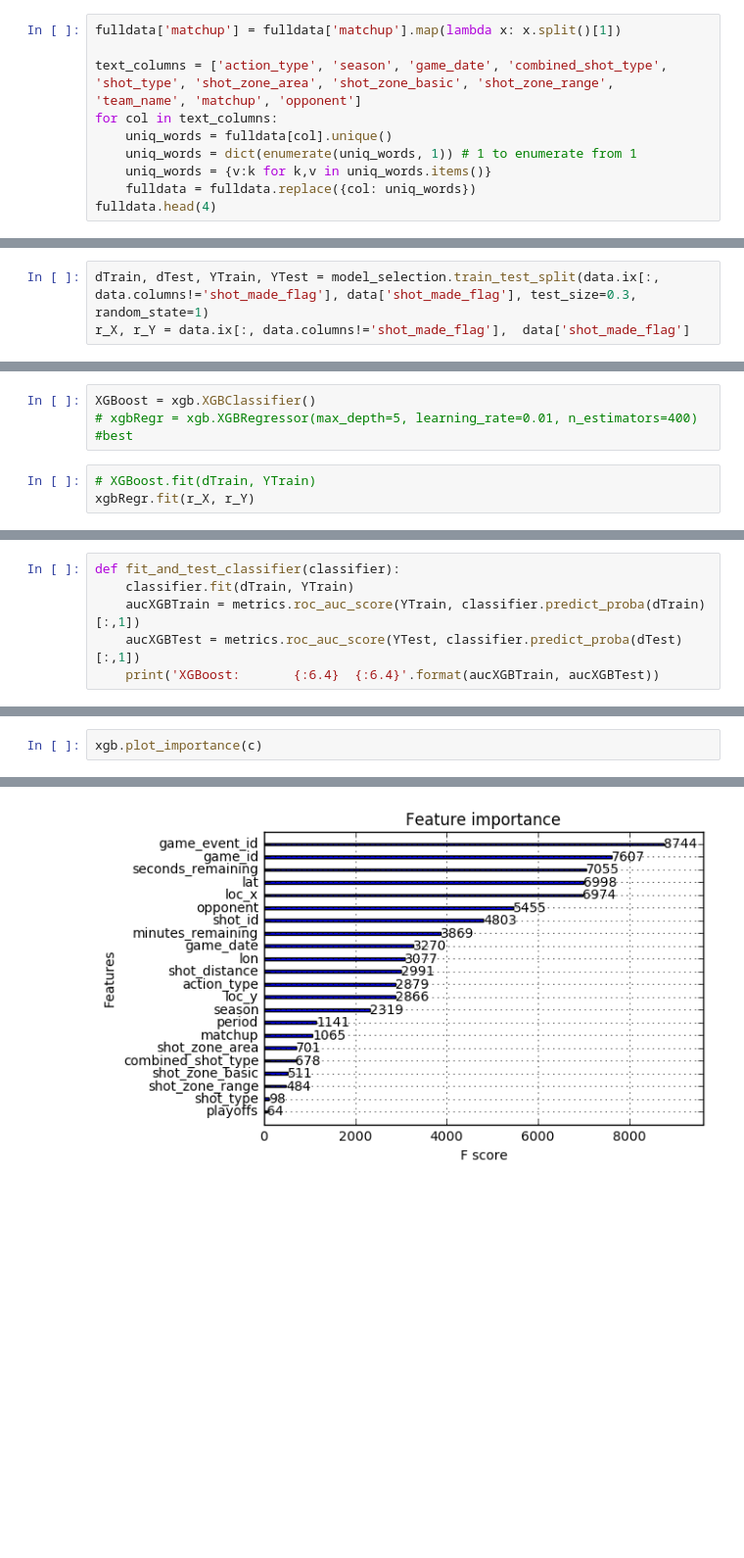
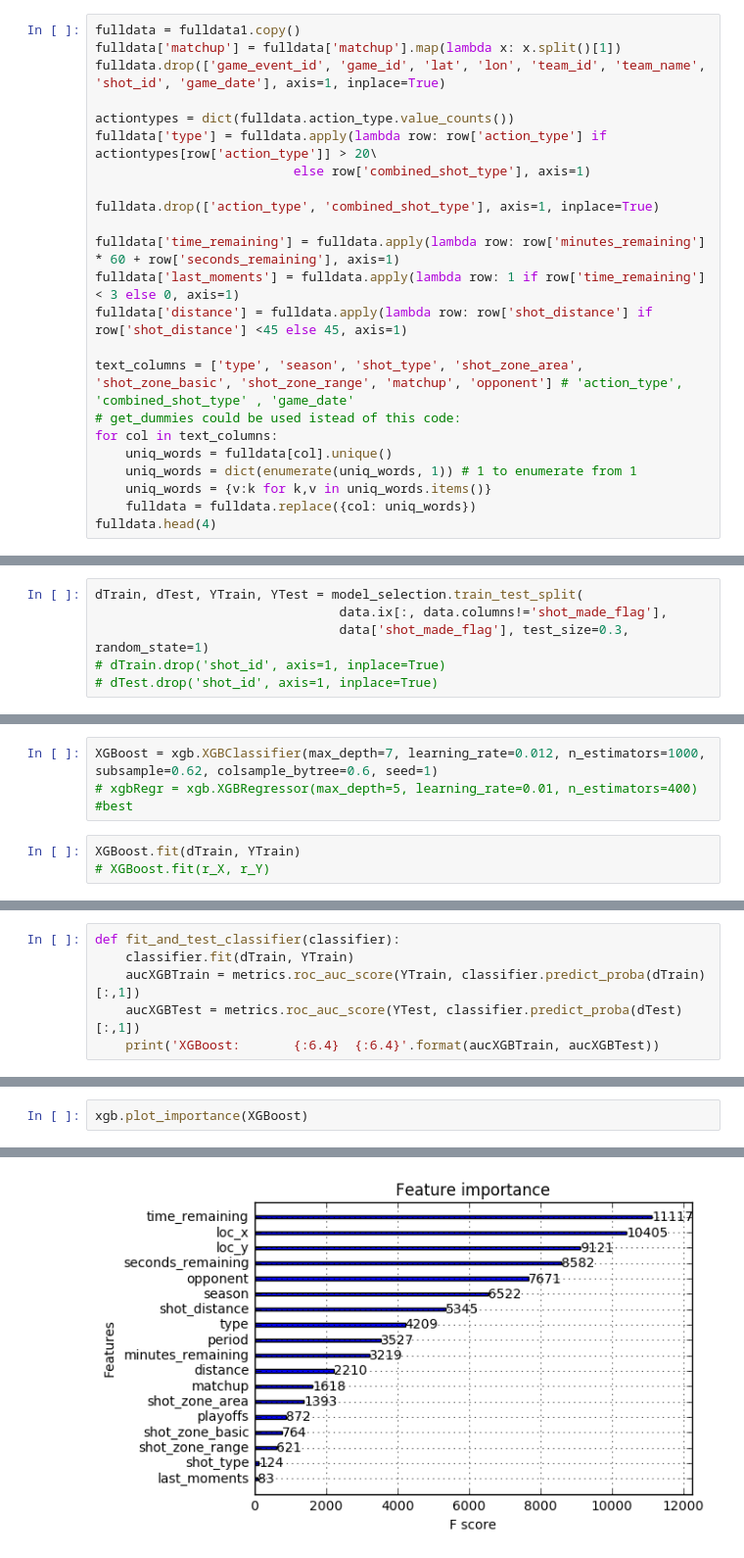
Before and after one commit to fateevstanislav/ml, a Jupyter notebook: Kobe/KobeSolve.ipynb, the cells around one changed output, grey strips where cells are left out. Shown: that part at 98% size. Saved outputs shown, nothing was run; the diff lists cells and outputs as text; blank space fills up the shorter version.

```diff
--- a/Kobe/KobeSolve.ipynb
+++ b/Kobe/KobeSolve.ipynb
@@ -17,9 +17,22 @@ fulldata.head(4)
 | 2 | Jump Shot | Jump Shot | 35 | 20000012 | 33.9093 | -101 | 135 | -118.3708 | ... |
 | 3 | Jump Shot | Jump Shot | 43 | 20000012 | 33.8693 | 138 | 175 | -118.1318 | ... |
 # %%
+fulldata = fulldata1.copy()
 fulldata['matchup'] = fulldata['matchup'].map(lambda x: x.split()[1])
+fulldata.drop(['game_event_id', 'game_id', 'lat', 'lon', 'team_id', 'team_name', 'shot_id', 'game_date'], axis=1, inplace=True)
 
-text_columns = ['action_type', 'season', 'game_date', 'combined_shot_type', 'shot_type', 'shot_zone_area', 'shot_zone_basic', 'shot_zone_range', 'team_name', 'matchup', 'opponent']
+actiontypes = dict(fulldata.action_type.value_counts())
+fulldata['type'] = fulldata.apply(lambda row: row['action_type'] if actiontypes[row['action_type']] > 20\
+                          else row['combined_shot_type'], axis=1)
+
+fulldata.drop(['action_type', 'combined_shot_type'], axis=1, inplace=True)
+
+fulldata['time_remaining'] = fulldata.apply(lambda row: row['minutes_remaining'] * 60 + row['seconds_remaining'], axis=1)
+fulldata['last_moments'] = fulldata.apply(lambda row: 1 if row['time_remaining'] < 3 else 0, axis=1)
+fulldata['distance'] = fulldata.apply(lambda row: row['shot_distance'] if row['shot_distance'] <45 else 45, axis=1)
+
+text_columns = ['type', 'season', 'shot_type', 'shot_zone_area', 'shot_zone_basic', 'shot_zone_range', 'matchup', 'opponent'] # 'action_type', 'combined_shot_type' , 'game_date'
+# get_dummies could be used istead of this code:
 for col in text_columns:
     uniq_words = fulldata[col].unique()
     uniq_words = dict(enumerate(uniq_words, 1)) # 1 to enumerate from 1
@@ -45,3 +68,6 @@ data.head(4)
 # %%
-dTrain, dTest, YTrain, YTest = model_selection.train_test_split(data.ix[:, data.columns!='shot_made_flag'], data['shot_made_flag'], test_size=0.3, random_state=1)
-r_X, r_Y = data.ix[:, data.columns!='shot_made_flag'],  data['shot_made_flag']
+dTrain, dTest, YTrain, YTest = model_selection.train_test_split(
+                                data.ix[:, data.columns!='shot_made_flag'],
+                                data['shot_made_flag'], test_size=0.3, random_state=1)
+# dTrain.drop('shot_id', axis=1, inplace=True)
+# dTest.drop('shot_id', axis=1, inplace=True)
@@ -48,7 +77,7 @@ r_X, r_Y = data.ix[:, data.columns!='shot_made_flag'],  data['shot_made_flag']
 # %%
-XGBoost = xgb.XGBClassifier()
+XGBoost = xgb.XGBClassifier(max_depth=7, learning_rate=0.012, n_estimators=1000, subsample=0.62, colsample_bytree=0.6, seed=1)
 # xgbRegr = xgb.XGBRegressor(max_depth=5, learning_rate=0.01, n_estimators=400) #best
 # %%
-# XGBoost.fit(dTrain, YTrain)
-xgbRegr.fit(r_X, r_Y)
+XGBoost.fit(dTrain, YTrain)
+# XGBoost.fit(r_X, r_Y)
 # %% [output]
@@ -145,5 +149,5 @@ array([ 0.03909082,  0.00920583,  0.11872531,  0.10328721,  0.09501826,
 # %%
-xgb.plot_importance(c)
+xgb.plot_importance(XGBoost)
 # %% [output]
 <matplotlib.axes._subplots.AxesSubplot at 0x...>
-[figure, old version]
+[figure, new version]
```
Also changed, not shown: parts of 21 cells of this notebook, 3 other files.
